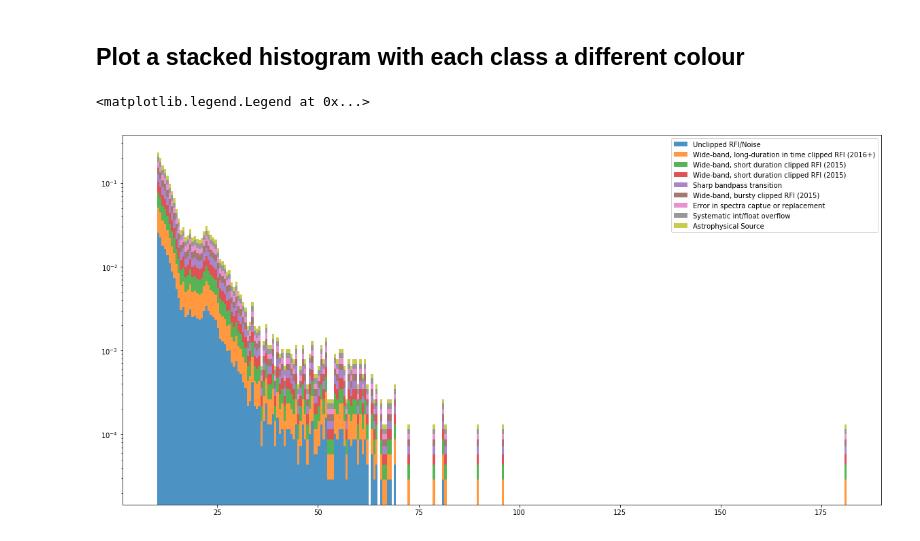
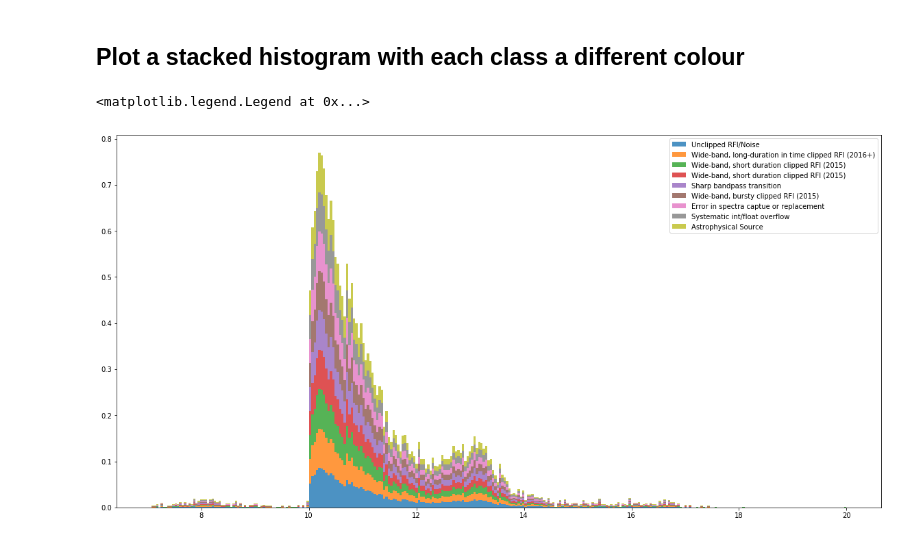
Before and after one commit to inigoval/pulseClassifier, a Jupyter notebook: notebooks/histograms.ipynb, the cells around one changed output. Drawn from its saved outputs; the diff is of its cells as text; code cells hidden in the pictures.

```diff
--- a/notebooks/histograms.ipynb
+++ b/notebooks/histograms.ipynb
@@ -75,24 +85,24 @@ print featurez
 # %%
 labels = np.array([1,2,3,4,5,6,7,9])
 
 featarr = np.array([])
 
 for label in labels:
     ndf = labelledDf[labelledDf['Label'] == label]
 
-    featcol = labelledDf.as_matrix(columns=['bestSNR'])
+    featcol = labelledDf.as_matrix(columns=['MJDstart'])
 
     if label == 1:
         featarr = featcol
 
     featarr = np.c_[featarr, featcol]
 
 labellegend = 'Unclipped RFI/Noise', 'Wide-band, long-duration in time clipped RFI (2016+)', 'Wide-band, short duration clipped RFI (2015)', 'Wide-band, short duration clipped RFI (2015)', 'Sharp bandpass transition', 'Wide-band, bursty clipped RFI (2015)', 'Error in spectra captue or replacement', 'Systematic int/float overflow', 'Astrophysical Source'
 
 plt.figure(figsize=(20,10))
 plt.hist(featarr, bins = 300, normed = True, stacked = True, alpha = 0.8, label=labellegend)
-plt.yscale('log')
+#plt.yscale('log')
 plt.legend()
 # %% [output]
 <matplotlib.legend.Legend at 0x...>
-[figure, old version]
+[figure, new version]
```
Also changed, not shown: parts of 4 cells of this notebook, 5 other files.
